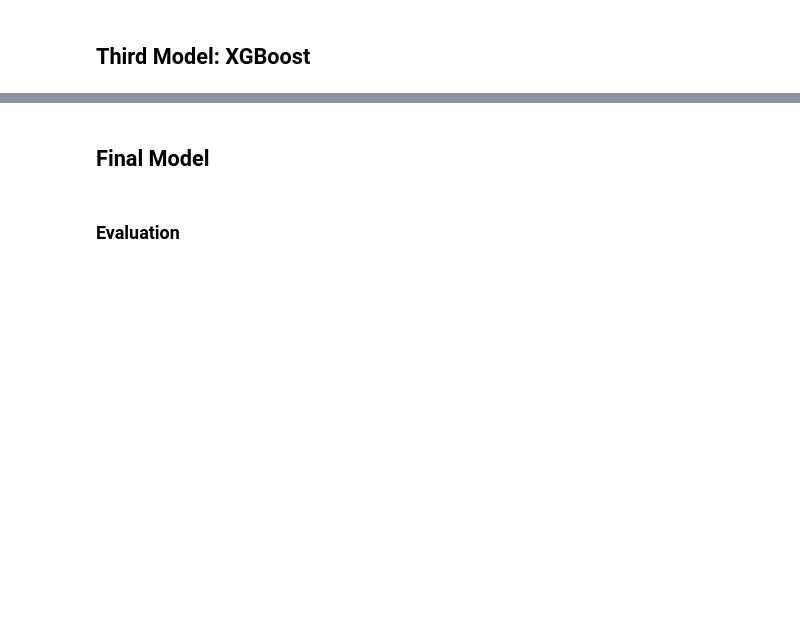
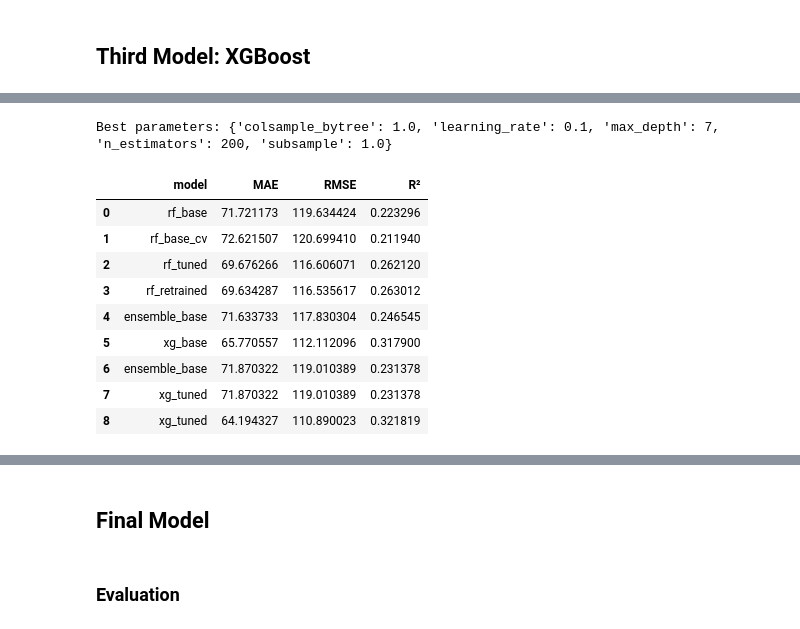
Before and after one commit to nadpierre/stm-transit-delay-prediction, a Jupyter notebook: notebooks/data_modeling.ipynb, the cells around one changed output, grey strips where cells are left out. Drawn from its saved outputs; the diff is of its cells as text; code cells hidden in the pictures; blank space fills up the shorter version.

```diff
--- a/notebooks/data_modeling.ipynb
+++ b/notebooks/data_modeling.ipynb
@@ -576,0 +652,3 @@ model = xgb.XGBRegressor().fit(X_train, y_train)
+# %%
+# Train a model
+xg_base.fit(X_train, y_train)
@@ -576,0 +669,9 @@ model = xgb.XGBRegressor().fit(X_train, y_train)
+# %%
+y_pred = xg_base.predict(X_val)
+
+mae = mean_absolute_error(y_val, y_pred)
+rmse = root_mean_squared_error(y_val, y_pred)
+r2 = r2_score(y_val, y_pred)
+
+metrics_df.loc[len(metrics_df)] = ['xg_base', xg_base.get_params(), mae, rmse, r2]
+metrics_df[['model', 'MAE', 'RMSE', 'R²']]
@@ -576,0 +704,20 @@ model = xgb.XGBRegressor().fit(X_train, y_train)
+# %%
+# Create a GridSearchCV object
+param_grid = {
+    'max_depth': [3, 5, 7],
+    'learning_rate': [0.01, 0.05, 0.1],
+    'n_estimators': [100, 200],
+    'subsample': [0.8, 1.0],
+    'colsample_bytree': [0.8, 1.0]
+}
+
+# Create a GridSearchCV object
+grid_search = GridSearchCV(
+				estimator=XGBRegressor(objective='reg:squarederror', random_state=42),
+				param_grid=param_grid,
+				cv=3,
+				verbose=1,
+				n_jobs=-1)
+
+# Fit the model
+grid_search.fit(X_train, y_train)
@@ -576,0 +743,28 @@ model = xgb.XGBRegressor().fit(X_train, y_train)
+# %%
+# Best parameters found
+print(f'Best parameters: {grid_search.best_params_}')
+# %% [output]
+Best parameters: {'colsample_bytree': 1.0, 'learning_rate': 0.1, 'max_depth': 7, 'n_estimators': 200, 'subsample': 1.0}
+# %%
+# Use the best model
+xg_tuned = grid_search.best_estimator_
+# %%
+# Evaluate the best model
+y_pred = xg_tuned.predict(X_test)
+mae = mean_absolute_error(y_test, y_pred)
+rmse = root_mean_squared_error(y_test, y_pred)
+r2 = r2_score(y_test, y_pred)
+
+metrics_df.loc[len(metrics_df)] = ['xg_tuned', xg_tuned.get_params(), mae, rmse, r2]
+metrics_df[['model', 'MAE', 'RMSE', 'R²']]
+# %% [output]
+|  | model | MAE | RMSE | R² |
+| 0 | rf_base | 71.721173 | 119.634424 | 0.223296 |
+| 1 | rf_base_cv | 72.621507 | 120.699410 | 0.211940 |
+| 2 | rf_tuned | 69.676266 | 116.606071 | 0.262120 |
+| 3 | rf_retrained | 69.634287 | 116.535617 | 0.263012 |
+| 4 | ensemble_base | 71.633733 | 117.830304 | 0.246545 |
+| 5 | xg_base | 65.770557 | 112.112096 | 0.317900 |
+| 6 | ensemble_base | 71.870322 | 119.010389 | 0.231378 |
+| 7 | xg_tuned | 71.870322 | 119.010389 | 0.231378 |
+| 8 | xg_tuned | 64.194327 | 110.890023 | 0.321819 |
```
Also changed, not shown: parts of 66 cells of this notebook, 5 other files.
